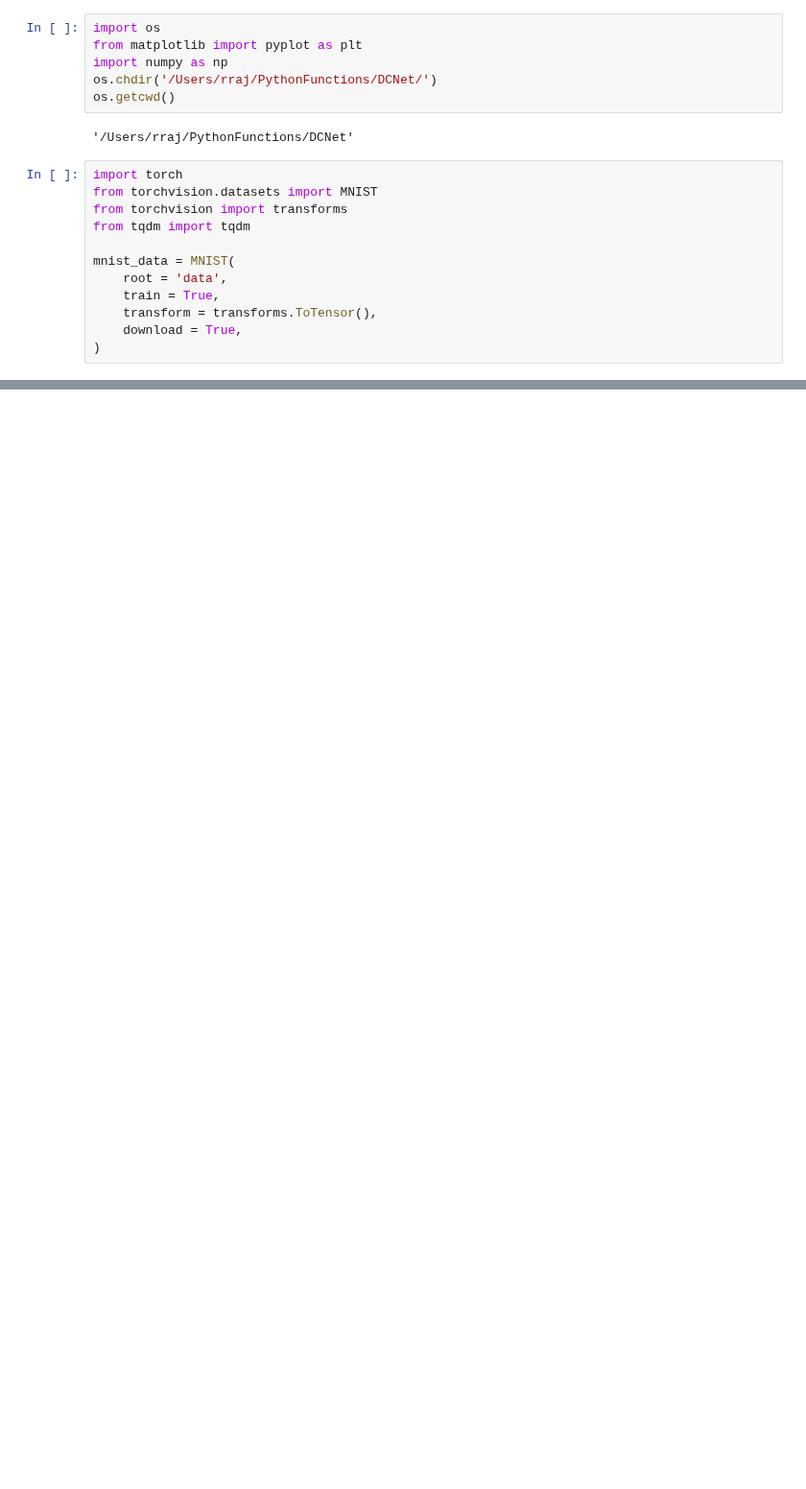
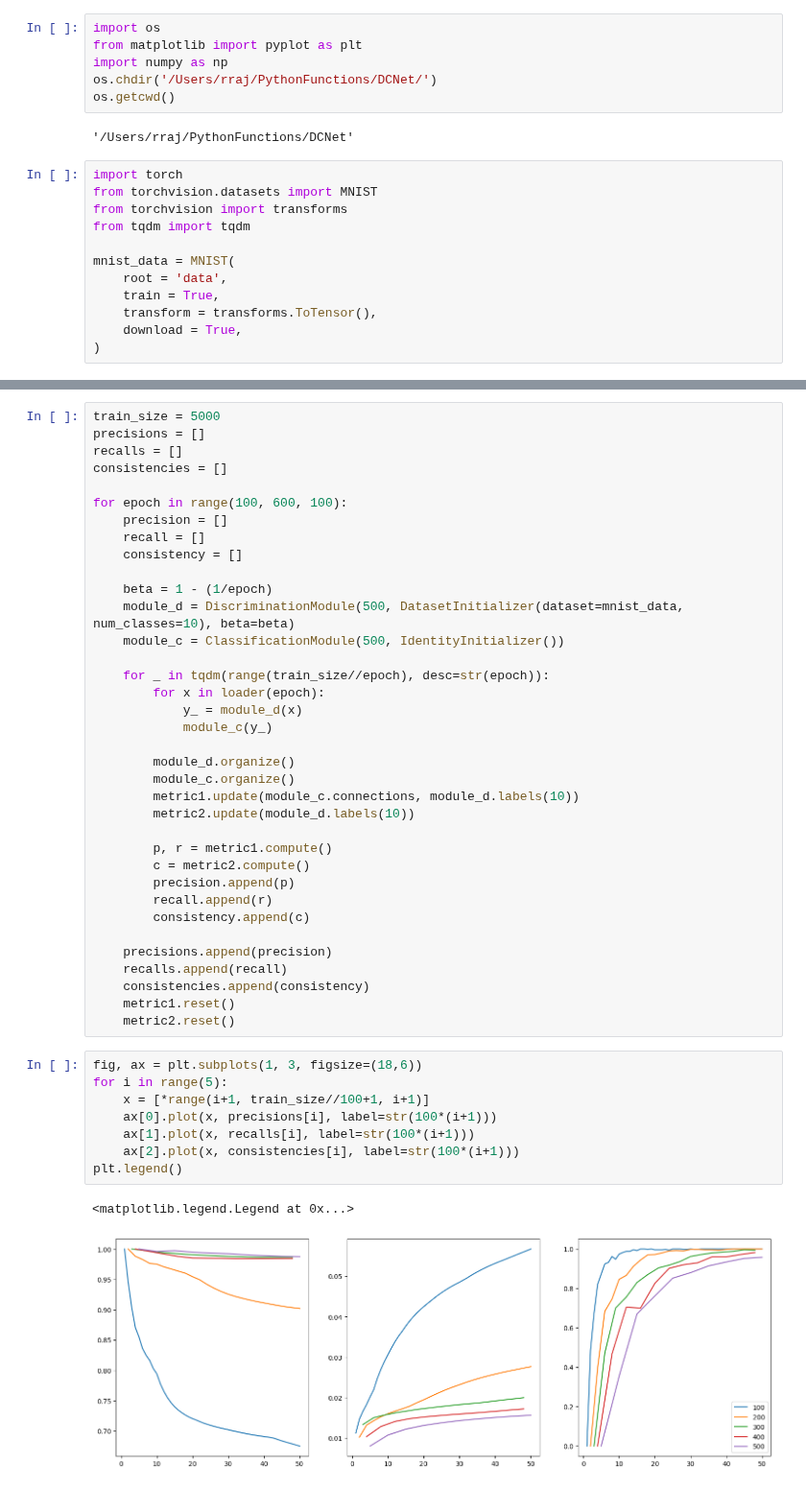
Before and after one commit to wormLove/DCNet, a Jupyter notebook: DCNet2.ipynb, the cells around one changed output, grey strips where cells are left out. Shown at 96% size. Saved outputs shown, nothing was run; the diff lists cells and outputs as text; blank space fills up the shorter version.

```diff
--- a/DCNet2.ipynb
+++ b/DCNet2.ipynb
@@ -29,2 +29,49 @@ metric2 = Consistency(500)
 loader = SequentialLoader(mnist_data, num_classes=10)
+# %%
+train_size = 5000
+precisions = []
+recalls = []
+consistencies = []
+
+for epoch in range(100, 600, 100):
+    precision = []
+    recall = []
+    consistency = []
+
+    beta = 1 - (1/epoch)
+    module_d = DiscriminationModule(500, DatasetInitializer(dataset=mnist_data, num_classes=10), beta=beta)
+    module_c = ClassificationModule(500, IdentityInitializer())
+
+    for _ in tqdm(range(train_size//epoch), desc=str(epoch)):
+        for x in loader(epoch):
+            y_ = module_d(x)
+            module_c(y_)
+
+        module_d.organize()
+        module_c.organize()
+        metric1.update(module_c.connections, module_d.labels(10))
+        metric2.update(module_d.labels(10))
+
+        p, r = metric1.compute()
+        c = metric2.compute()
+        precision.append(p)
+        recall.append(r)
+        consistency.append(c)
+
+    precisions.append(precision)
+    recalls.append(recall)
+    consistencies.append(consistency)
+    metric1.reset()
+    metric2.reset()
+# %%
+fig, ax = plt.subplots(1, 3, figsize=(18,6))
+for i in range(5):
+    x = [*range(i+1, train_size//100+1, i+1)]
+    ax[0].plot(x, precisions[i], label=str(100*(i+1)))
+    ax[1].plot(x, recalls[i], label=str(100*(i+1)))
+    ax[2].plot(x, consistencies[i], label=str(100*(i+1)))
+plt.legend()
+# %% [output]
+<matplotlib.legend.Legend at 0x...>
+[figure, added]
 # %%
```
Also changed, not shown: parts of 4 cells of this notebook, 4 other files.
